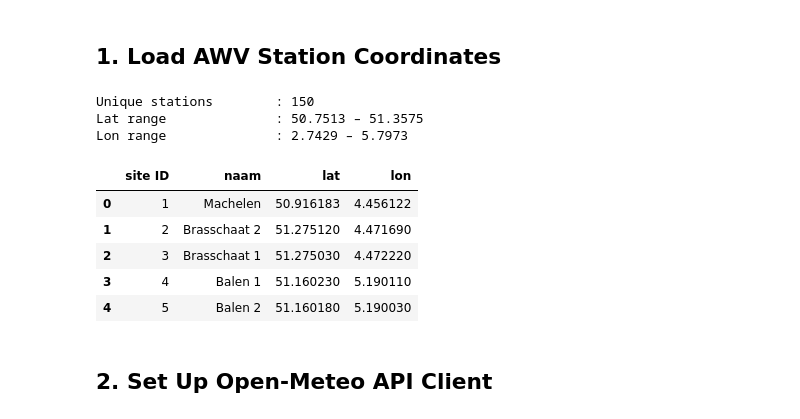
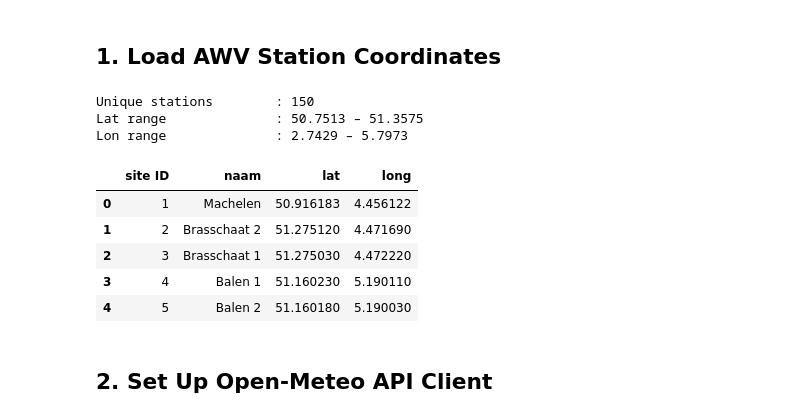
Before and after one commit to Queena34/mda-cycling-weather-group6, a Jupyter notebook: notebooks/04_weather_data.ipynb, the cells around one changed output. Cells and saved outputs as stored; diff of their text form; code cells hidden in the pictures.

```diff
--- a/notebooks/04_weather_data.ipynb
+++ b/notebooks/04_weather_data.ipynb
@@ -57,25 +57,25 @@ END_DATE   = "2025-12-31"
 # %%
 panel_daily = pd.read_parquet(
     PROCESSED / "panel_daily.parquet",
-    columns=["site ID", "naam", "lat", "lon"],
+    columns=["site ID", "naam", "lat", "long"],
 )
 
 site_locations = (
-    panel_daily[["site ID", "naam", "lat", "lon"]]
+    panel_daily[["site ID", "naam", "lat", "long"]]
     .drop_duplicates("site ID")
-    .dropna(subset=["lat", "lon"])
+    .dropna(subset=["lat", "long"])
     .reset_index(drop=True)
 )
 
 print(f"Unique stations        : {len(site_locations)}")
 print(f"Lat range              : {site_locations['lat'].min():.4f} – {site_locations['lat'].max():.4f}")
-print(f"Lon range              : {site_locations['lon'].min():.4f} – {site_locations['lon'].max():.4f}")
+print(f"Lon range              : {site_locations['long'].min():.4f} – {site_locations['long'].max():.4f}")
 site_locations.head(5)
 # %% [output]
 Unique stations        : 150
 Lat range              : 50.7513 – 51.3575
 Lon range              : 2.7429 – 5.7973
-|  | site ID | naam | lat | lon |
+|  | site ID | naam | lat | long |
 | 0 | 1 | Machelen | 50.916183 | 4.456122 |
 | 1 | 2 | Brasschaat 2 | 51.275120 | 4.471690 |
 | 2 | 3 | Brasschaat 1 | 51.275030 | 4.472220 |
```
Also changed, not shown: parts of 8 cells of this notebook, 1 other file.
